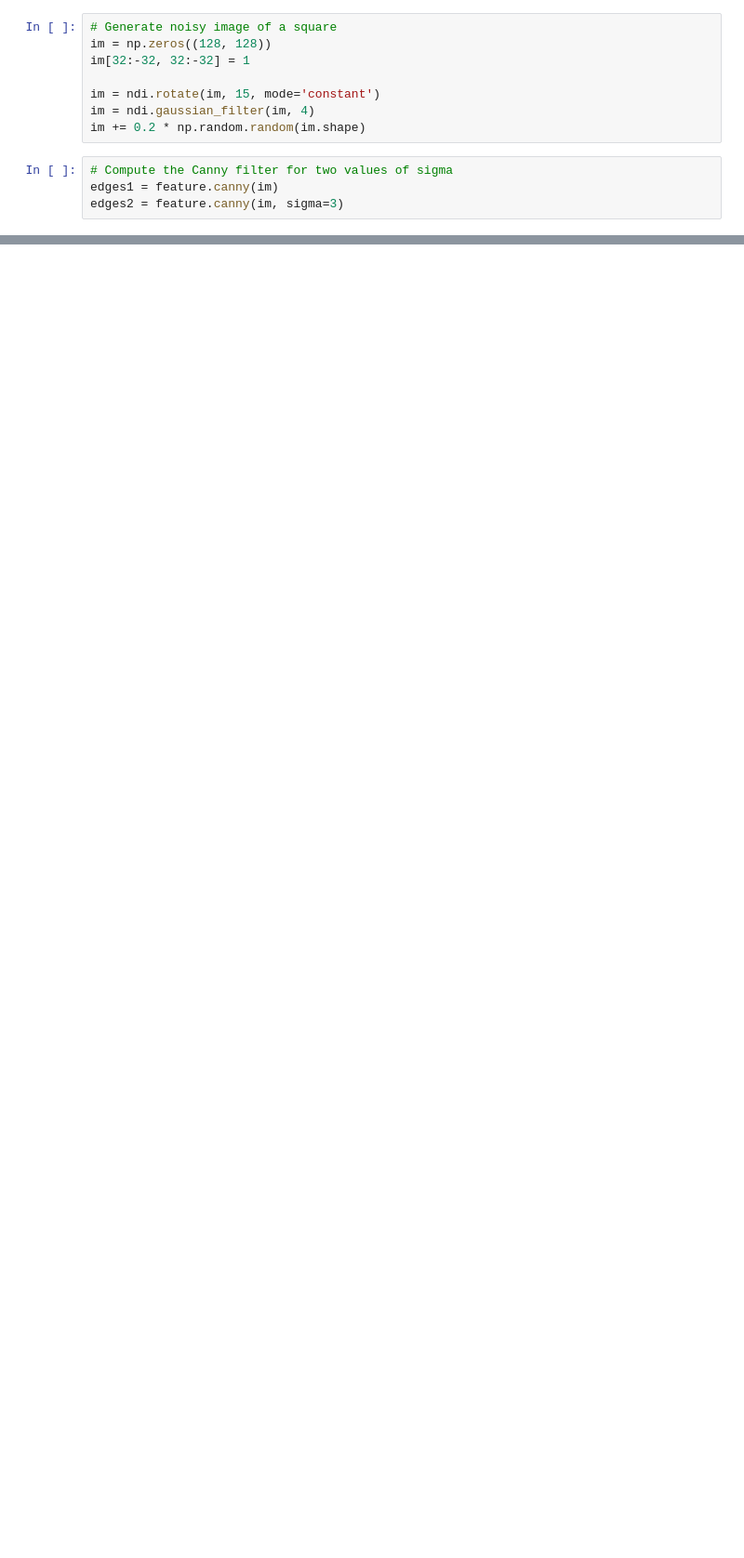
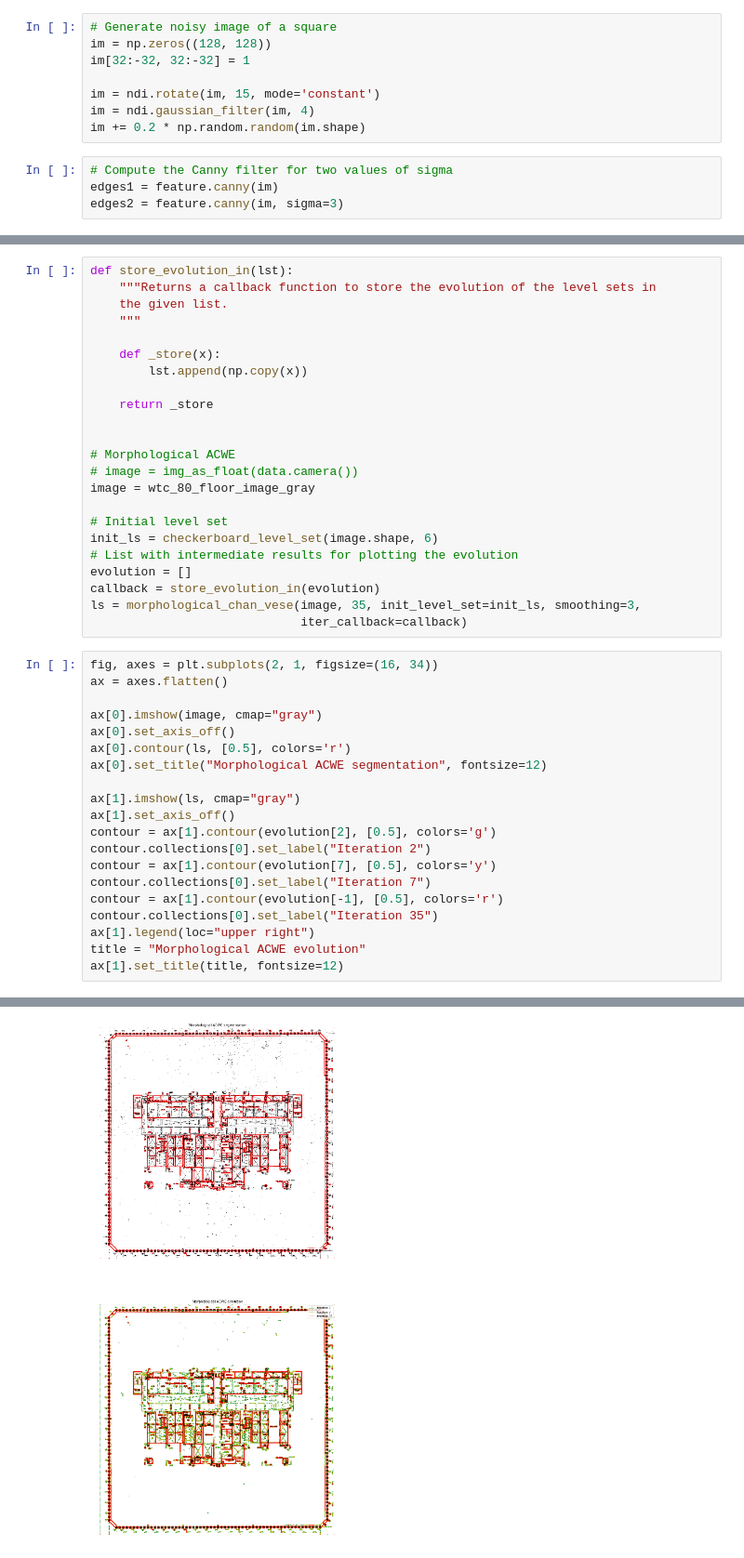
Before and after one commit to TristanHehnen/Notebooks, a Jupyter notebook: ImageProcessing/EdgeDetection.ipynb, the cells around one changed output, grey strips where cells are left out. Shown at 93% size. Cells and saved outputs as stored; diff of their text form; blank space fills up the shorter version.

```diff
--- a/ImageProcessing/EdgeDetection.ipynb
+++ b/ImageProcessing/EdgeDetection.ipynb
@@ -47,0 +133,44 @@ plt.show()
+# %%
+def store_evolution_in(lst):
+    """Returns a callback function to store the evolution of the level sets in
+    the given list.
+    """
+
+    def _store(x):
+        lst.append(np.copy(x))
+
+    return _store
+
+
+# Morphological ACWE
+# image = img_as_float(data.camera())
+image = wtc_80_floor_image_gray
+
+# Initial level set
+init_ls = checkerboard_level_set(image.shape, 6)
+# List with intermediate results for plotting the evolution
+evolution = []
+callback = store_evolution_in(evolution)
+ls = morphological_chan_vese(image, 35, init_level_set=init_ls, smoothing=3,
+                             iter_callback=callback)
+# %%
+fig, axes = plt.subplots(2, 1, figsize=(16, 34))
+ax = axes.flatten()
+
+ax[0].imshow(image, cmap="gray")
+ax[0].set_axis_off()
+ax[0].contour(ls, [0.5], colors='r')
+ax[0].set_title("Morphological ACWE segmentation", fontsize=12)
+
+ax[1].imshow(ls, cmap="gray")
+ax[1].set_axis_off()
+contour = ax[1].contour(evolution[2], [0.5], colors='g')
+contour.collections[0].set_label("Iteration 2")
+contour = ax[1].contour(evolution[7], [0.5], colors='y')
+contour.collections[0].set_label("Iteration 7")
+contour = ax[1].contour(evolution[-1], [0.5], colors='r')
+contour.collections[0].set_label("Iteration 35")
+ax[1].legend(loc="upper right")
+title = "Morphological ACWE evolution"
+ax[1].set_title(title, fontsize=12)
+# %% [output]
@@ -47,0 +178 @@ plt.show()
+[figure, added]
```
Also changed, not shown: parts of 15 cells of this notebook, 1 other file.
